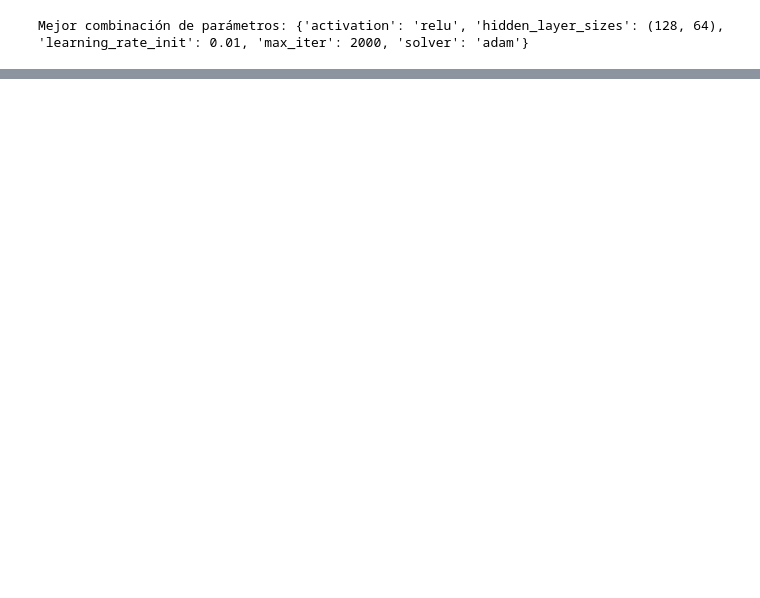
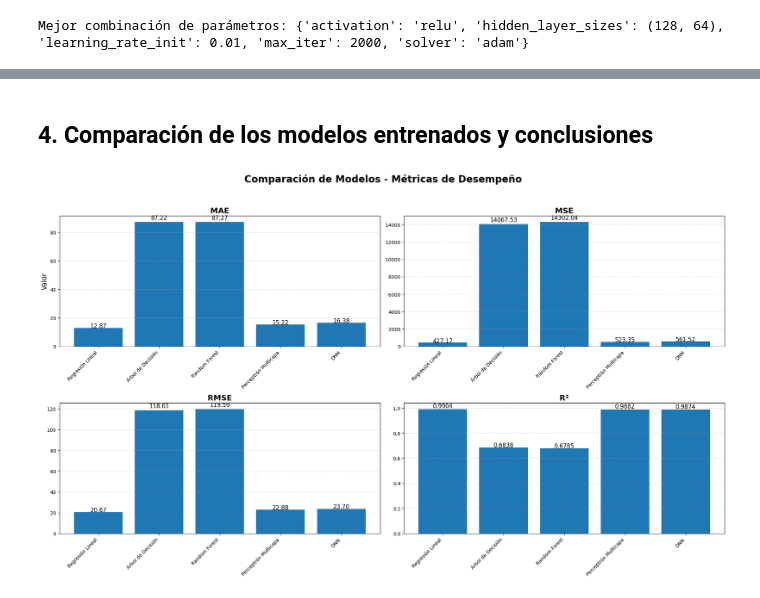
Before and after one commit to Rossy26/dengue-analysis-ml, a Jupyter notebook: dengue_notebook.ipynb, the cells around one changed output, grey strips where cells are left out. Saved outputs shown, nothing was run; the diff lists cells and outputs as text; code cells hidden in the pictures; blank space fills up the shorter version.

```diff
--- a/dengue_notebook.ipynb
+++ b/dengue_notebook.ipynb
@@ -1624,0 +1690,68 @@ R²: 0.9898
+# %% [markdown]
+## **4. Comparación de los modelos entrenados y conclusiones**
+# %%
+# Extraer métricas
+model_names = list(modelos_resultados.keys())
+mae_scores = [modelos_resultados[m]["MAE"] for m in model_names]
+mse_scores = [modelos_resultados[m]["MSE"] for m in model_names]
+rmse_scores = [modelos_resultados[m]["RMSE"] for m in model_names]
+r2_scores = [modelos_resultados[m]["R2"] for m in model_names]
+
+# Crear figura
+plt.figure(figsize=(20, 12))
+plt.suptitle("Comparación de Modelos - Métricas de Desempeño",
+             fontsize=20, fontweight="bold")
+
+# SUBPLOT 1: MAE
+plt.subplot(2, 2, 1)
+bars = plt.bar(model_names, mae_scores)
+plt.title("MAE", fontsize=16, fontweight="bold")
+plt.ylabel("Valor", fontsize=14)
+plt.xticks(rotation=45, ha="right")
+
+for bar in bars:
+    h = bar.get_height()
+    plt.text(bar.get_x() + bar.get_width()/2, h + h*0.02, f"{h:.2f}",
+             ha='center', fontsize=12)
+plt.grid(axis='y', linestyle='--', alpha=0.4)
+
+# SUBPLOT 2: MSE
+plt.subplot(2, 2, 2)
+bars = plt.bar(model_names, mse_scores)
+plt.title("MSE", fontsize=16, fontweight="bold")
+plt.xticks(rotation=45, ha="right")
+
+for bar in bars:
+    h = bar.get_height()
+    plt.text(bar.get_x() + bar.get_width()/2, h + h*0.02, f"{h:.2f}",
+             ha='center', fontsize=12)
+plt.grid(axis='y', linestyle='--', alpha=0.4)
+
+# SUBPLOT 3: RMSE
+plt.subplot(2, 2, 3)
+bars = plt.bar(model_names, rmse_scores)
+plt.title("RMSE", fontsize=16, fontweight="bold")
+plt.xticks(rotation=45, ha="right")
+
+for bar in bars:
+    h = bar.get_height()
+    plt.text(bar.get_x() + bar.get_width()/2, h + h*0.02, f"{h:.2f}",
+             ha='center', fontsize=12)
+plt.grid(axis='y', linestyle='--', alpha=0.4)
+
+# SUBPLOT 4: R²
+plt.subplot(2, 2, 4)
+bars = plt.bar(model_names, r2_scores)
+plt.title("R²", fontsize=16, fontweight="bold")
+plt.xticks(rotation=45, ha="right")
+
+for bar in bars:
+    h = bar.get_height()
+    plt.text(bar.get_x() + bar.get_width()/2, h + h*0.01, f"{h:.4f}",
+             ha='center', fontsize=12)
+plt.grid(axis='y', linestyle='--', alpha=0.4)
+
+plt.tight_layout(rect=[0, 0, 1, 0.95])
+plt.show()
+# %% [output]
+[figure, added]
```
Also changed, not shown: parts of 42 cells of this notebook, 1 other file.
